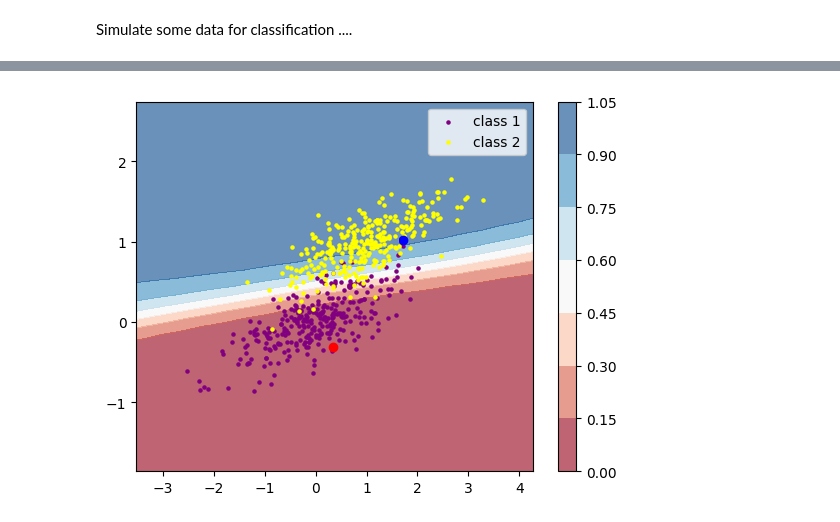
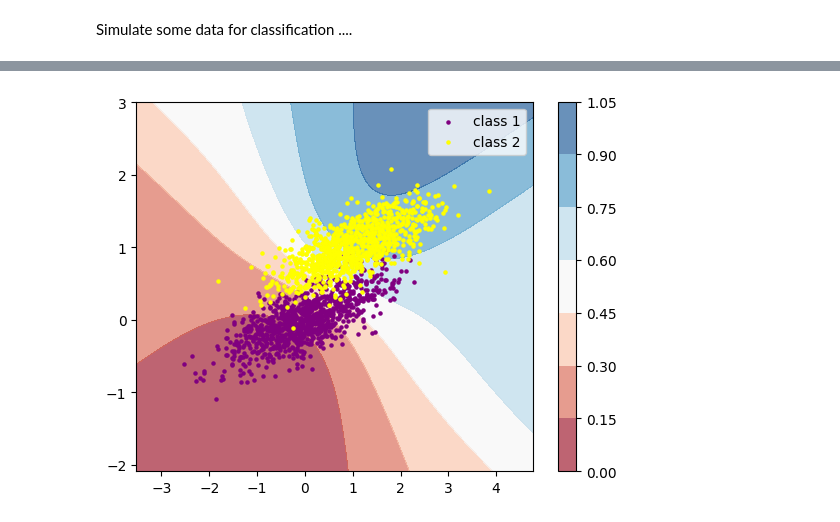
Before and after one commit to zhouyr888/Machine-Learning-EBA3530, a Jupyter notebook: Lecture_8/neuralnets.ipynb, the cells around one changed output, grey strips where cells are left out. Cells and saved outputs as stored; diff of their text form; code cells hidden in the pictures.

```diff
--- a/Lecture_8/neuralnets.ipynb
+++ b/Lecture_8/neuralnets.ipynb
@@ -125,9 +112,10 @@ def make_data(n_samples, n_features, cov_class_1, cov_class_2, seed=0, diff=0):
      y = np.concatenate([np.zeros(n_samples-diff), np.ones(n_samples)])
      return X, y
 
+# We simulate 1000 obs and will use 15% for validation
 covariance = np.array([[0.0, -0.23], [0.83, 0.23]])
 X, y = make_data(
-     n_samples=300,
+     n_samples=1000,
      n_features=2,
      cov_class_1=covariance,
      cov_class_2=covariance,
@@ -140,4 +128,6 @@ Simply call the `fit` method and pass the data and number of epochs 😃
 # %%
-neuralnet.fit(X,y,epochs=10)
+history = neuralnet.fit(X,y,
+                        validation_split=0.15,
+                        epochs=10)
 # %% [output]
 Epoch 1/10
@@ -176,11 +165,9 @@ Z = Z.reshape(xx.shape)
 # %%
 C = plt.contourf(xx,yy,Z,cmap='RdBu',alpha=0.65)
 plt.colorbar(C)
 plt.scatter(X[y==0,0], X[y==0,1], c='purple', s=5, label='class 1')
 plt.scatter(X[y==1,0], X[y==1,1], c='yellow', s=5, label='class 2')
-plt.scatter(X[0,0], X[0,1], color='red')
-plt.scatter(X[341,0], X[341,1], color='blue')
 plt.legend()
 plt.show()
 # %% [output]
-[figure, old version]
+[figure, new version]
```
Also changed, not shown: parts of 16 cells of this notebook.
